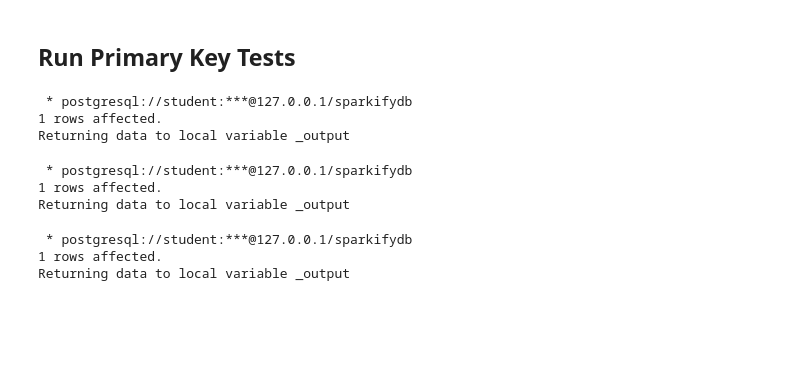
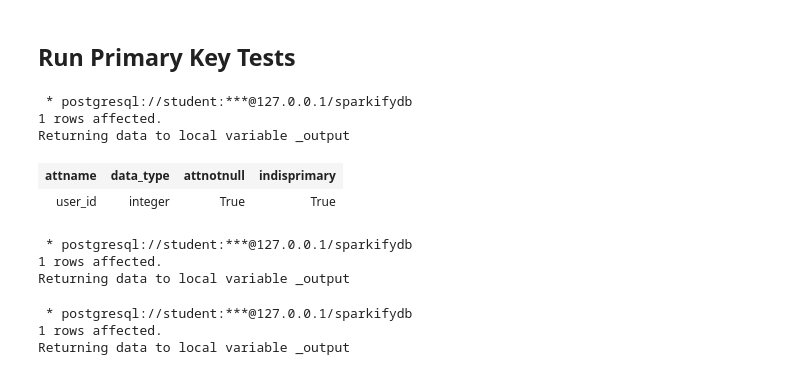
Before and after one commit to tohver/ETL-pipeline, a Jupyter notebook: test.ipynb, the cells around one changed output. Saved outputs shown, nothing was run; the diff lists cells and outputs as text; code cells hidden in the pictures; blank space fills up the shorter version.

```diff
--- a/test.ipynb
+++ b/test.ipynb
@@ -133,6 +148,11 @@ WHERE  i.indrelid = '{user_table}'::regclass
  * postgresql://student:***@127.0.0.1/sparkifydb
 1 rows affected.
 Returning data to local variable _output
+# %%
+_output
+# %% [output]
+| attname | data_type | attnotnull | indisprimary |
+| user_id | integer | True | True |
 # %%
 if not _output:
     print('\033[93m'+'[WARNING] '+ f"The {user_table} table does not have a primary key!")
```
Also changed, not shown: parts of 15 cells of this notebook, 3 other files.
